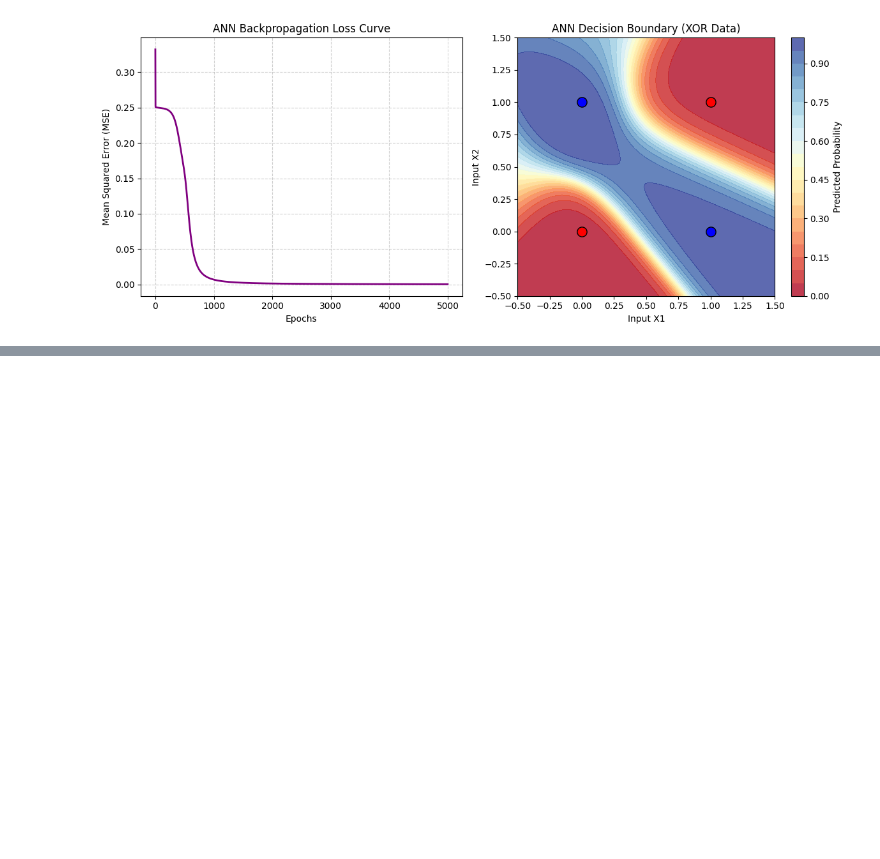
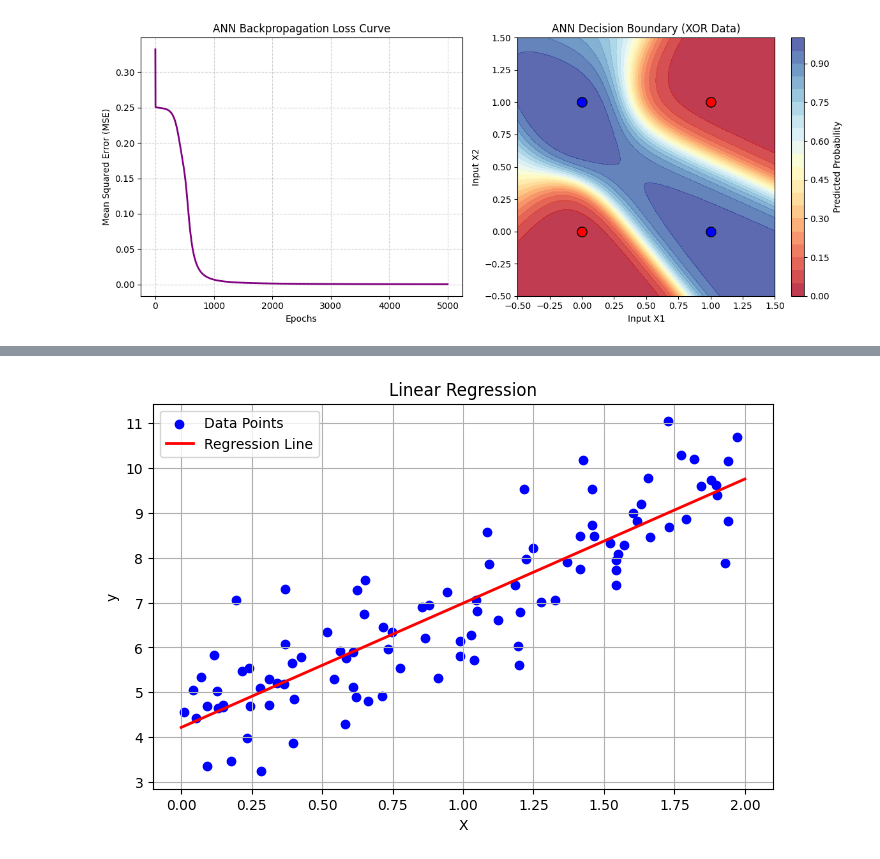
Before and after one commit to kevina29/MLA0202_Experiments, a Jupyter notebook: MLA0202.ipynb, the cells around one changed output, grey strips where cells are left out. Saved outputs shown, nothing was run; the diff lists cells and outputs as text; code cells hidden in the pictures; blank space fills up the shorter version.

```diff
--- a/MLA0202.ipynb
+++ b/MLA0202.ipynb
@@ -440,0 +547,31 @@ Input: [1 1] | Target: 0 | Predicted Output: 0.0214 (Rounded: 0)
+# %%
+#EXPERIMENT 7
+import matplotlib.pyplot as plt
+import numpy as np
+from sklearn.linear_model import LinearRegression
+
+# Generate synthetic linear data
+np.random.seed(42)
+X = 2 * np.random.rand(100, 1)
+y = 4 + 3 * X + np.random.randn(100, 1)
+
+# Fit Linear Regression Model
+model = LinearRegression()
+model.fit(X, y)
+
+# Predictions for plotting line
+X_new = np.array([[0], [2]])
+y_predict = model.predict(X_new)
+
+# Plotting
+plt.figure(figsize=(8, 5))
+plt.scatter(X, y, color="blue", label="Data Points")
+plt.plot(X_new, y_predict, color="red", linewidth=2, label="Regression Line")
+plt.title("Linear Regression")
+plt.xlabel("X")
+plt.ylabel("y")
+plt.legend()
+plt.grid(True)
+plt.show()
+# %% [output]
+[figure, added]
```
Also changed, not shown: parts of 19 cells of this notebook.
